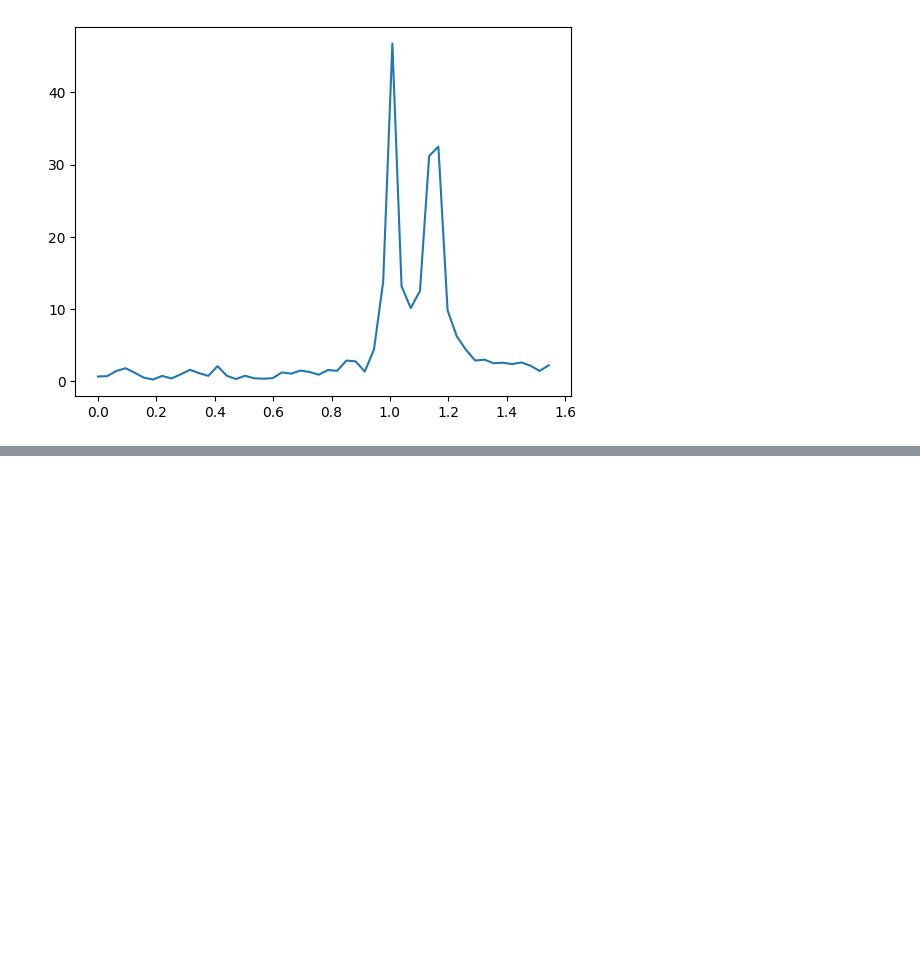
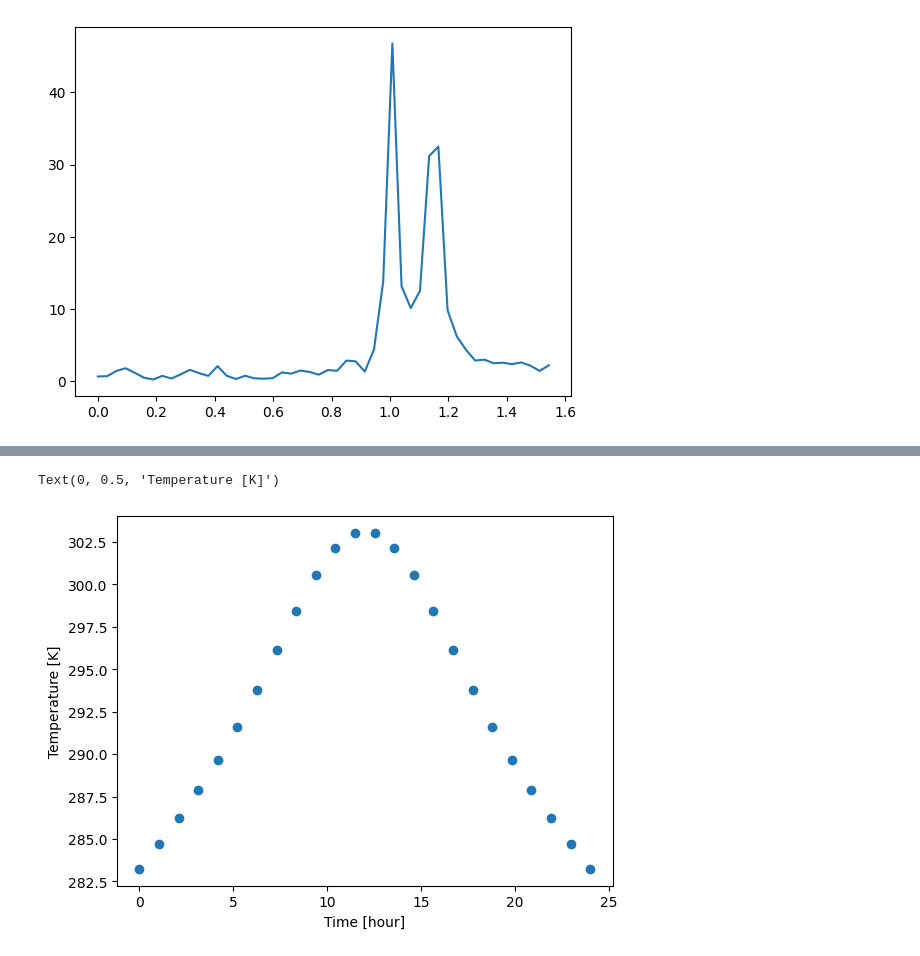
Before and after one commit to sky92archangel/notebook, a Jupyter notebook: compute/python/scipy在工程科学应用.ipynb, the cells around one changed output, grey strips where cells are left out. Saved outputs shown, nothing was run; the diff lists cells and outputs as text; code cells hidden in the pictures; blank space fills up the shorter version.

```diff
--- a/compute/python/scipy在工程科学应用.ipynb
+++ b/compute/python/scipy在工程科学应用.ipynb
@@ -433,0 +469,19 @@ plt.show()
+# %%
+time_m = np.array([ 0.,  1.04347826,  2.08695652,  3.13043478,  4.17391304,
+        5.2173913 ,  6.26086957,  7.30434783,  8.34782609,  9.39130435,
+       10.43478261, 11.47826087, 12.52173913, 13.56521739, 14.60869565,
+       15.65217391, 16.69565217, 17.73913043, 18.7826087 , 19.82608696,
+       20.86956522, 21.91304348, 22.95652174, 24.        ])
+
+temp_m = np.array([283.2322975, 284.6945461, 286.2259041, 287.8603625, 289.6440635,
+       291.6187583, 293.7939994, 296.1148895, 298.4395788, 300.5430675,
+       302.1566609, 303.0363609, 303.0363609, 302.1566609, 300.5430675,
+       298.4395788, 296.1148895, 293.7939994, 291.6187583, 289.6440635,
+       287.8603625, 286.2259041, 284.6945461, 283.2322975])
+# %%
+plt.scatter(time_m, temp_m)
+plt.xlabel('Time [hour]')
+plt.ylabel('Temperature [K]')
+# %% [output]
+Text(0, 0.5, 'Temperature [K]')
+[figure, added]
```
Also changed, not shown: parts of 69 cells of this notebook.
